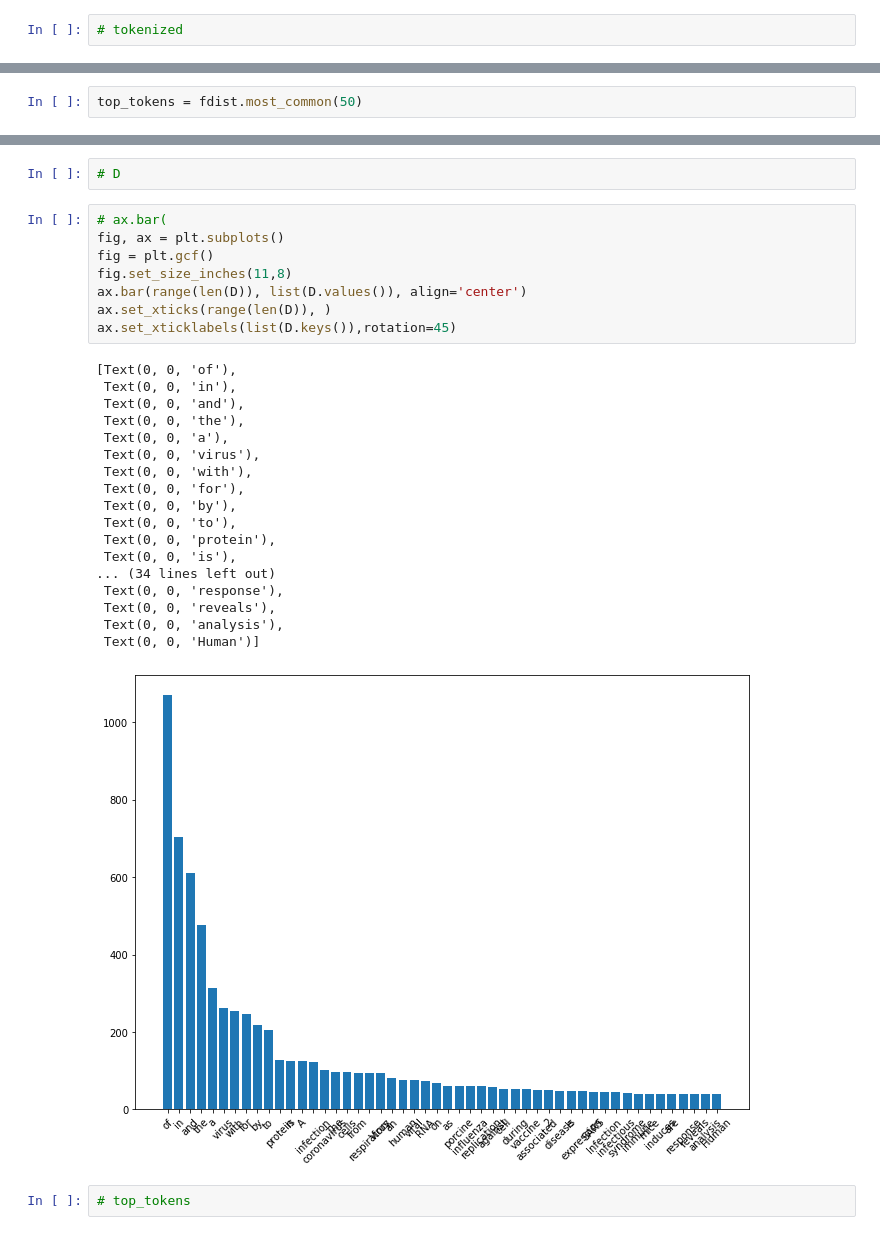
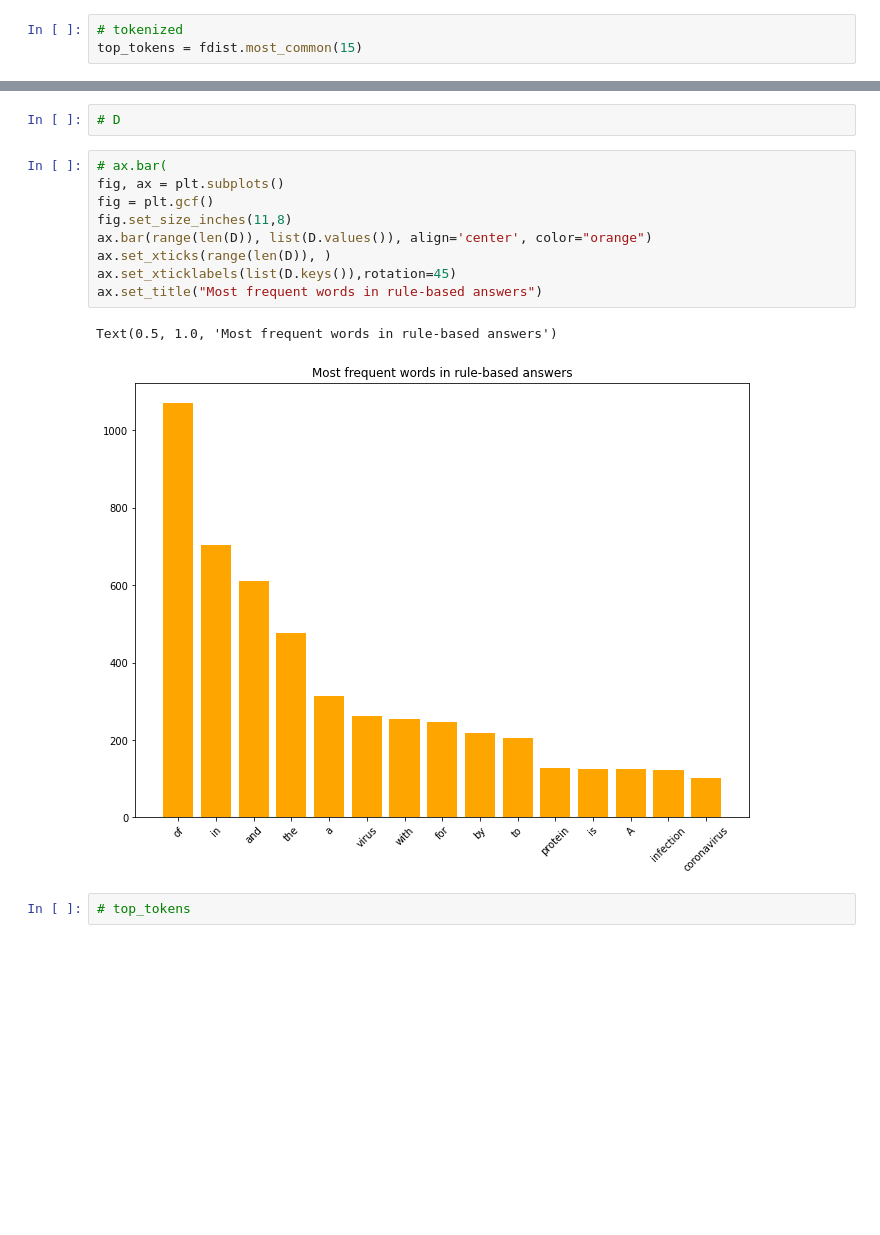
Before and after one commit to johntiger1/hugging-face-generation, a Jupyter notebook: Copy_of_t5_trivia.ipynb, the cells around one changed output, grey strips where cells are left out. Saved outputs shown, nothing was run; the diff lists cells and outputs as text; blank space fills up the shorter version.

```diff
--- a/Copy_of_t5_trivia.ipynb
+++ b/Copy_of_t5_trivia.ipynb
@@ -1993,3 +2026,4 @@ tokenized = ' '.join(valid_more_annotated_df["answer"].tolist()).split()
 # %%
 # tokenized
+top_tokens = fdist.most_common(15)
 # %%
@@ -2024,7 +2032,5 @@ import matplotlib.pyplot as plt
 # %%
 # D = fdist.most_common(50)
-# %%
-top_tokens = fdist.most_common(50)
 # %%
 # D = dict(fdist)
 # %%
@@ -2056,29 +2044,14 @@ D = dict(top_tokens)
 # %%
 # ax.bar(
 fig, ax = plt.subplots()
 fig = plt.gcf()
 fig.set_size_inches(11,8)
-ax.bar(range(len(D)), list(D.values()), align='center')
+ax.bar(range(len(D)), list(D.values()), align='center', color="orange")
 ax.set_xticks(range(len(D)), )
 ax.set_xticklabels(list(D.keys()),rotation=45)
+ax.set_title("Most frequent words in rule-based answers")
 # %% [output]
-[Text(0, 0, 'of'),
- Text(0, 0, 'in'),
- Text(0, 0, 'and'),
- Text(0, 0, 'the'),
- Text(0, 0, 'a'),
- Text(0, 0, 'virus'),
- Text(0, 0, 'with'),
- Text(0, 0, 'for'),
- Text(0, 0, 'by'),
- Text(0, 0, 'to'),
- Text(0, 0, 'protein'),
- Text(0, 0, 'is'),
-... (34 lines left out)
- Text(0, 0, 'response'),
- Text(0, 0, 'reveals'),
- Text(0, 0, 'analysis'),
- Text(0, 0, 'Human')]
+Text(0.5, 1.0, 'Most frequent words in rule-based answers')
-[figure, old version]
+[figure, new version]
 # %%
 # top_tokens
```
Also changed, not shown: parts of 20 cells of this notebook.
